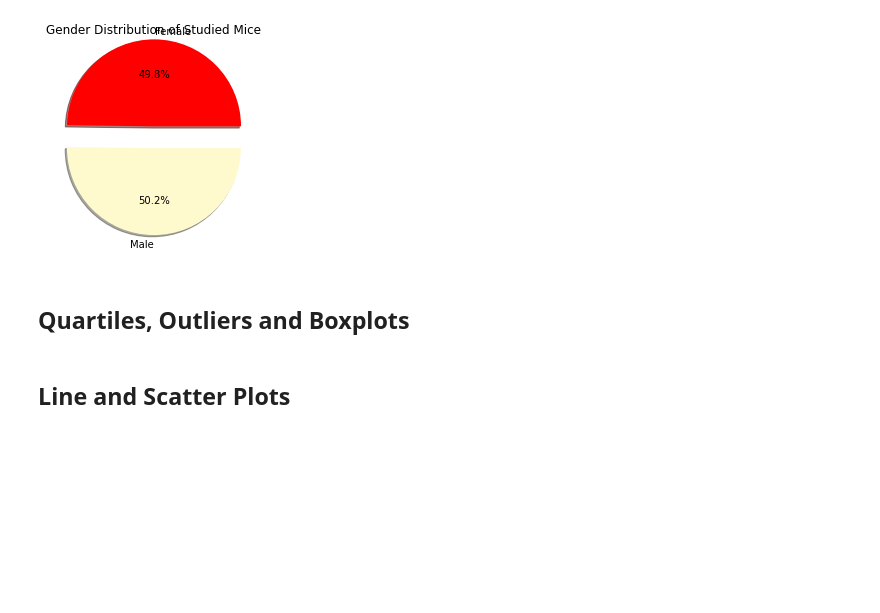
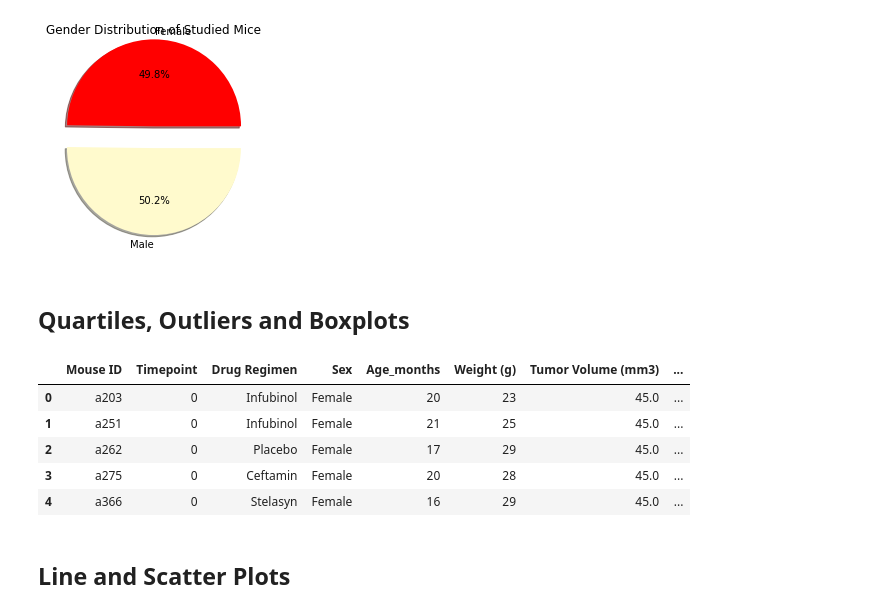
Before and after one commit to jmgeo/Matplotlib-Challenge, a Jupyter notebook: Pymaceuticals/pymaceuticals_starter.ipynb, the cells around one changed output. Drawn from its saved outputs; the diff is of its cells as text; code cells hidden in the pictures; blank space fills up the shorter version.

```diff
--- a/Pymaceuticals/pymaceuticals_starter.ipynb
+++ b/Pymaceuticals/pymaceuticals_starter.ipynb
@@ -224,11 +235,21 @@ plt.show()
 # %%
 # Calculate the final tumor volume of each mouse across four of the treatment regimens:
 # Capomulin, Ramicane, Infubinol, and Ceftamin
 
 # Start by getting the last (greatest) timepoint for each mouse
-
+last_timepoint = clean_combo_df.groupby('Mouse ID').max()['Timepoint']
+last_timepoint_df = pd.DataFrame(last_timepoint)
 
 
 # Merge this group df with the original dataframe to get the tumor volume at the last timepoint
+merged_tp_cc_df = pd.merge(last_timepoint_df, clean_combo_df, how='left', on=('Mouse ID','Timepoint'))
+merged_tp_cc_df.head()
+# %% [output]
+|  | Mouse ID | Timepoint | Drug Regimen | Sex | Age_months | Weight (g) | Tumor Volume (mm3) | ... |
+| 0 | a203 | 0 | Infubinol | Female | 20 | 23 | 45.0 | ... |
+| 1 | a251 | 0 | Infubinol | Female | 21 | 25 | 45.0 | ... |
+| 2 | a262 | 0 | Placebo | Female | 17 | 29 | 45.0 | ... |
+| 3 | a275 | 0 | Ceftamin | Female | 20 | 28 | 45.0 | ... |
+| 4 | a366 | 0 | Stelasyn | Female | 16 | 29 | 45.0 | ... |
 # %%
 # Put treatments into a list for for loop (and later for plot labels)
```
Also changed, not shown: parts of 2 cells of this notebook.
